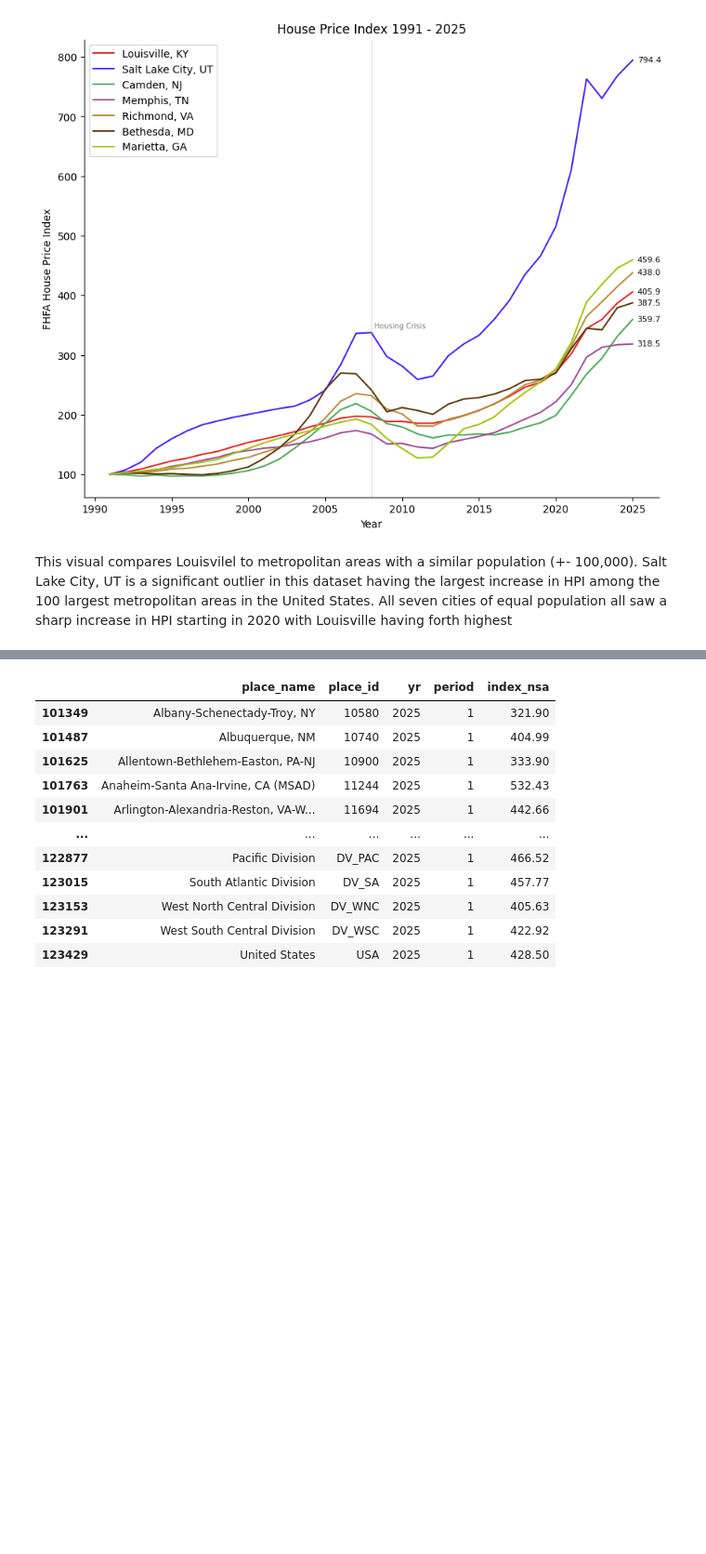
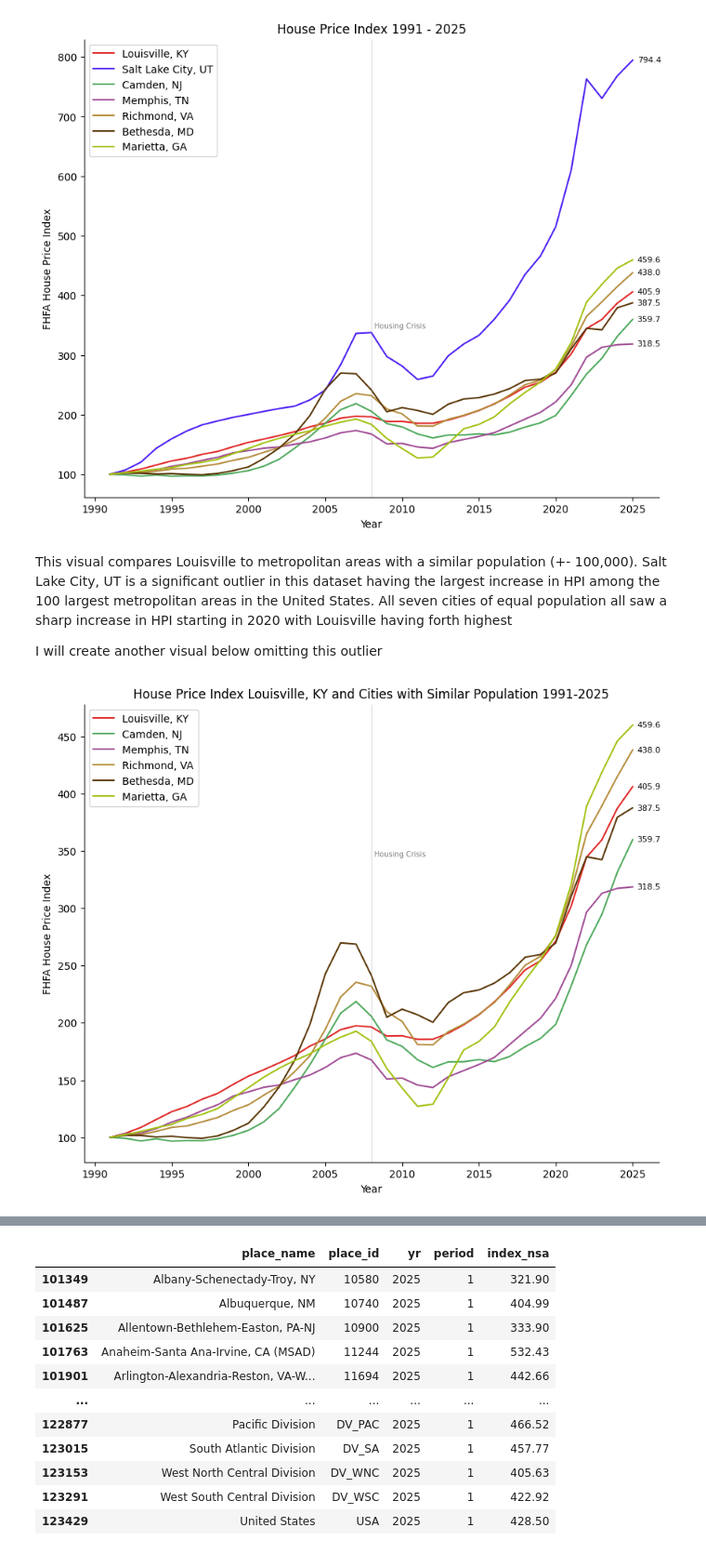
Before and after one commit to rhyman7/historical_hpi_index, a Jupyter notebook: notebooks/housing_price_data.ipynb, the cells around one changed output, grey strips where cells are left out. Shown at 93% size. Drawn from its saved outputs; the diff is of its cells as text; code cells hidden in the pictures; blank space fills up the shorter version.

Commit message:
updated a visual to remove an outlier and add visuals to visuals folder

```diff
--- a/notebooks/housing_price_data.ipynb
+++ b/notebooks/housing_price_data.ipynb
@@ -484,4 +484,70 @@ plt.show()
 # %% [output]
 [figure]
 # %% [markdown]
-This visual compares Louisvilel to metropolitan areas with a similar population (+- 100,000). Salt Lake City, UT is a significant outlier in this dataset having the largest increase in HPI among the 100 largest metropolitan areas in the United States. All seven cities of equal population all saw a sharp increase in HPI starting in 2020 with Louisville having forth highest
+This visual compares Louisville to metropolitan areas with a similar population (+- 100,000). Salt Lake City, UT is a significant outlier in this dataset having the largest increase in HPI among the 100 largest metropolitan areas in the United States. All seven cities of equal population all saw a sharp increase in HPI starting in 2020 with Louisville having forth highest
+
+I will create another visual below omitting this outlier
+# %%
+# Compare the cities listed with similar populations to Louisville
+# slc = hpi_data[hpi_data['place_id'] == '41620']
+# slc_yr = slc['yr']
+# slc_nsa = slc['index_nsa']
+
+cam = hpi_data[hpi_data['place_id'] == '15804']
+cam_yr = cam['yr']
+cam_nsa = cam['index_nsa']
+
+mem = hpi_data[hpi_data['place_id'] == '32820']
+mem_yr = mem['yr']
+mem_nsa = mem['index_nsa']
+
+ric = hpi_data[hpi_data['place_id'] == '40060']
+ric_yr = ric['yr']
+ric_nsa = ric['index_nsa']
+
+fgb = hpi_data[hpi_data['place_id'] == '23224']
+fgb_yr = fgb['yr']
+fgb_nsa = fgb['index_nsa']
+
+mar = hpi_data[hpi_data['place_id'] == '31924']
+mar_yr = mar['yr']
+mar_nsa = mar['index_nsa']
+
+plt.figure(figsize=(10,8))
+
+ax = plt.gca()
+ax.spines["top"].set_visible(False)
+ax.spines["right"].set_visible(False)
+
+plt.plot(lou_yr, lou_nsa, color = "#e12525")
+# plt.plot(slc_yr, slc_nsa, color = "#4b1df4")
+plt.plot(cam_yr, cam_nsa, color = "#4DA95B")
+plt.plot(mem_yr, mem_nsa, color = "#a04b95")
+plt.plot(ric_yr, ric_nsa, color = "#b58c3b")
+plt.plot(fgb_yr, fgb_nsa, color = "#593506")
+plt.plot(mar_yr, mar_nsa, color = "#a1c211")
+
+plt.text(lou_yr.iloc[-1] + 0.3, lou_nsa.iloc[-1], f'{lou_nsa.iloc[-1]:.1f}', fontsize=8, color="#090808", va='center', ha='left')
+# plt.text(slc_yr.iloc[-1] + 0.3, slc_nsa.iloc[-1], f'{slc_nsa.iloc[-1]:.1f}', fontsize=8, color="#090808", va='center', ha='left')
+plt.text(cam_yr.iloc[-1] + 0.3, cam_nsa.iloc[-1], f'{cam_nsa.iloc[-1]:.1f}', fontsize=8, color="#090808", va='center', ha='left')
+plt.text(mem_yr.iloc[-1] + 0.3, mem_nsa.iloc[-1], f'{mem_nsa.iloc[-1]:.1f}', fontsize=8, color="#090808", va='center', ha='left')
+plt.text(ric_yr.iloc[-1] + 0.3, ric_nsa.iloc[-1], f'{ric_nsa.iloc[-1]:.1f}', fontsize=8, color="#090808", va='center', ha='left')
+plt.text(fgb_yr.iloc[-1] + 0.3, fgb_nsa.iloc[-1], f'{fgb_nsa.iloc[-1]:.1f}', fontsize=8, color="#090808", va='center', ha='left')
+plt.text(mar_yr.iloc[-1] + 0.3, mar_nsa.iloc[-1], f'{mar_nsa.iloc[-1]:.1f}', fontsize=8, color="#090808", va='center', ha='left')
+
+plt.legend(['Louisville, KY', 'Camden, NJ', 'Memphis, TN', 'Richmond, VA', 'Bethesda, MD', 'Marietta, GA'], loc="upper left")
+
+ax = plt.gca()
+ax.spines["top"].set_visible(False)
+ax.spines["right"].set_visible(False)
+
+plt.xlabel("Year")
+plt.ylabel("FHFA House Price Index")
+plt.title("House Price Index Louisville, KY and Cities with Similar Population 1991-2025")
+
+ax.axvline(2008, color = "#7E7E81FF", linewidth = 0.5, alpha = 0.5)
+ax.text(2008+0.2, 345, "Housing Crisis", color = "#7E7E81FF", fontsize = 7)
+
+plt.show()
+# %% [output]
+[figure, added]
```
Also changed, not shown: parts of 1 cell of this notebook, 6 other files.
